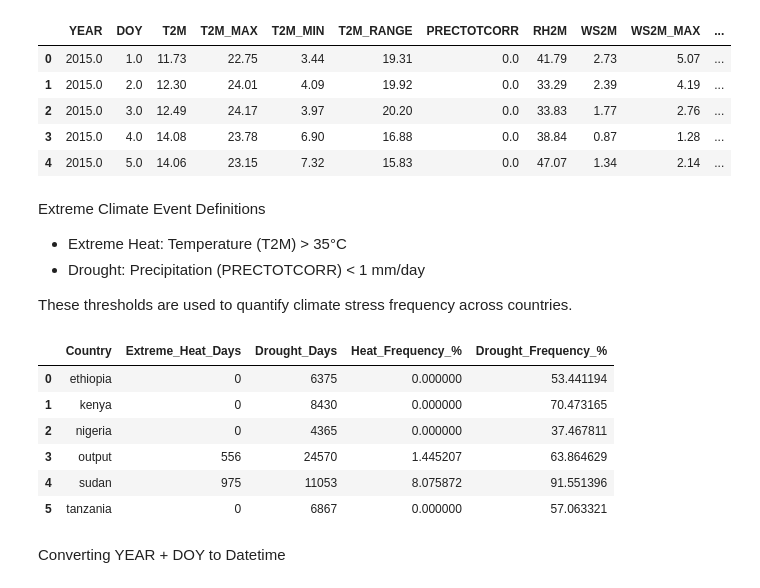
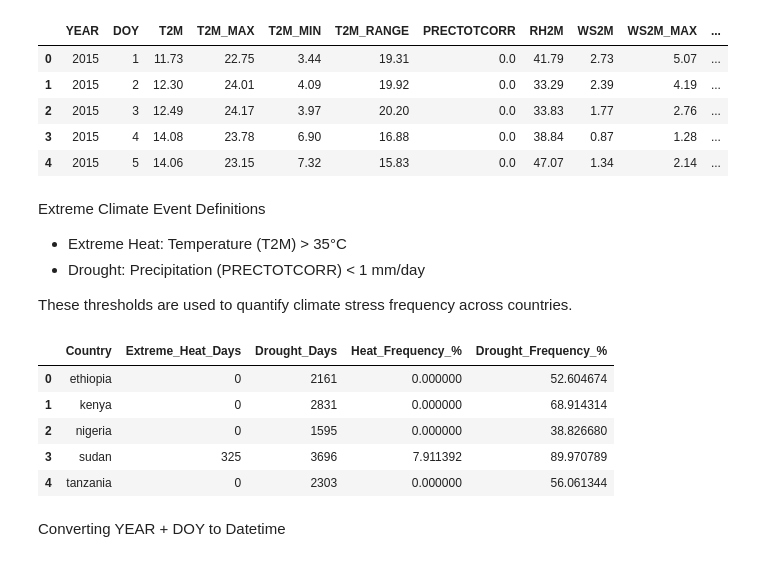
Before and after one commit to arsema-s/climate-challenge-week0, a Jupyter notebook: notebooks/ethiopia_eda_.ipynb, the cells around one changed output. Cells and saved outputs as stored; diff of their text form; code cells hidden in the pictures.

```diff
--- a/notebooks/ethiopia_eda_.ipynb
+++ b/notebooks/ethiopia_eda_.ipynb
@@ -12,8 +12,14 @@ import os
 data_folder = "../data"
 all_dfs = []
 
+valid_countries = ["ethiopia", "kenya", "nigeria", "sudan", "tanzania"]
 for file in os.listdir(data_folder):
     if file.endswith(".csv"):
+        country = file.replace(".csv", "").lower()
+
+        if country not in valid_countries:
+            continue
+
         file_path = os.path.join(data_folder, file)
 
         country = file.replace(".csv", "")
@@ -27,11 +33,11 @@ final_df = pd.concat(all_dfs, ignore_index=True)
 final_df.head()
 # %% [output]
 |  | YEAR | DOY | T2M | T2M_MAX | T2M_MIN | T2M_RANGE | PRECTOTCORR | RH2M | WS2M | WS2M_MAX | ... |
-| 0 | 2015.0 | 1.0 | 11.73 | 22.75 | 3.44 | 19.31 | 0.0 | 41.79 | 2.73 | 5.07 | ... |
-| 1 | 2015.0 | 2.0 | 12.30 | 24.01 | 4.09 | 19.92 | 0.0 | 33.29 | 2.39 | 4.19 | ... |
-| 2 | 2015.0 | 3.0 | 12.49 | 24.17 | 3.97 | 20.20 | 0.0 | 33.83 | 1.77 | 2.76 | ... |
-| 3 | 2015.0 | 4.0 | 14.08 | 23.78 | 6.90 | 16.88 | 0.0 | 38.84 | 0.87 | 1.28 | ... |
-| 4 | 2015.0 | 5.0 | 14.06 | 23.15 | 7.32 | 15.83 | 0.0 | 47.07 | 1.34 | 2.14 | ... |
+| 0 | 2015 | 1 | 11.73 | 22.75 | 3.44 | 19.31 | 0.0 | 41.79 | 2.73 | 5.07 | ... |
+| 1 | 2015 | 2 | 12.30 | 24.01 | 4.09 | 19.92 | 0.0 | 33.29 | 2.39 | 4.19 | ... |
+| 2 | 2015 | 3 | 12.49 | 24.17 | 3.97 | 20.20 | 0.0 | 33.83 | 1.77 | 2.76 | ... |
+| 3 | 2015 | 4 | 14.08 | 23.78 | 6.90 | 16.88 | 0.0 | 38.84 | 0.87 | 1.28 | ... |
+| 4 | 2015 | 5 | 14.06 | 23.15 | 7.32 | 15.83 | 0.0 | 47.07 | 1.34 | 2.14 | ... |
 # %% [markdown]
 Extreme Climate Event Definitions
 - Extreme Heat: Temperature (T2M) > 35°C
@@ -41,32 +47,31 @@ These thresholds are used to quantify climate stress frequency across countries.
 # %%
 HEAT_THRESHOLD = 35
 DROUGHT_THRESHOLD = 1
 
 extreme_stats = []
 
-for country, df_country in final_df.groupby("Country"):
+for country, df_country in final_df.groupby("COUNTRY"):
     heat_days = (df_country["T2M"] > HEAT_THRESHOLD).sum()
     drought_days = (df_country["PRECTOTCORR"] < DROUGHT_THRESHOLD).sum()
     total_days = len(df_country)
 
     extreme_stats.append({
         "Country": country,
         "Extreme_Heat_Days": heat_days,
         "Drought_Days": drought_days,
         "Heat_Frequency_%": (heat_days / total_days) * 100,
         "Drought_Frequency_%": (drought_days / total_days) * 100
     })
 
 extreme_df = pd.DataFrame(extreme_stats)
 extreme_df
 # %% [output]
 |  | Country | Extreme_Heat_Days | Drought_Days | Heat_Frequency_% | Drought_Frequency_% |
-| 0 | ethiopia | 0 | 6375 | 0.000000 | 53.441194 |
-| 1 | kenya | 0 | 8430 | 0.000000 | 70.473165 |
-| 2 | nigeria | 0 | 4365 | 0.000000 | 37.467811 |
-| 3 | output | 556 | 24570 | 1.445207 | 63.864629 |
-| 4 | sudan | 975 | 11053 | 8.075872 | 91.551396 |
-| 5 | tanzania | 0 | 6867 | 0.000000 | 57.063321 |
+| 0 | ethiopia | 0 | 2161 | 0.000000 | 52.604674 |
+| 1 | kenya | 0 | 2831 | 0.000000 | 68.914314 |
+| 2 | nigeria | 0 | 1595 | 0.000000 | 38.826680 |
+| 3 | sudan | 325 | 3696 | 7.911392 | 89.970789 |
+| 4 | tanzania | 0 | 2303 | 0.000000 | 56.061344 |
 # %% [markdown]
 Converting YEAR + DOY to Datetime
 # %%
```
Also changed, not shown: parts of 11 cells of this notebook.
